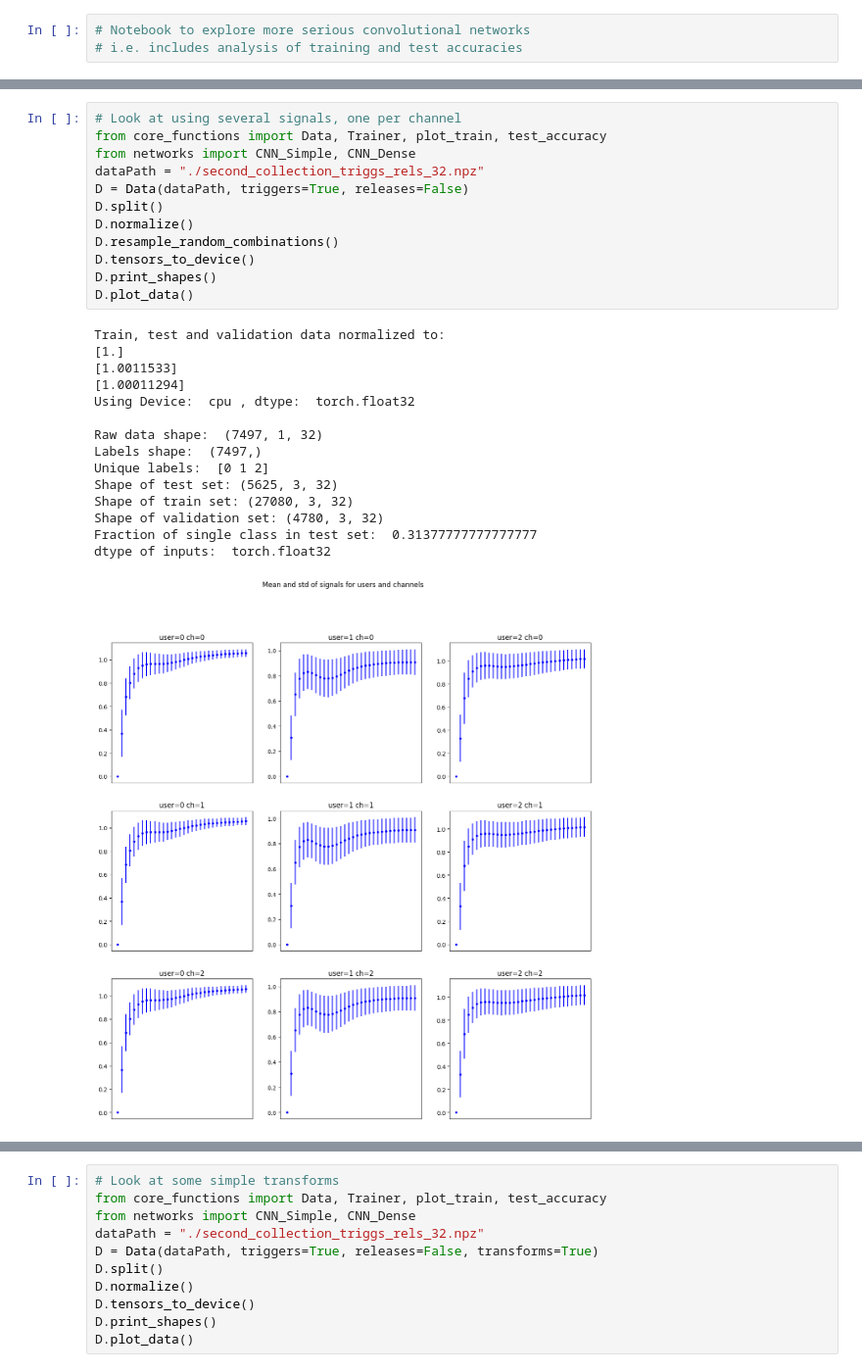
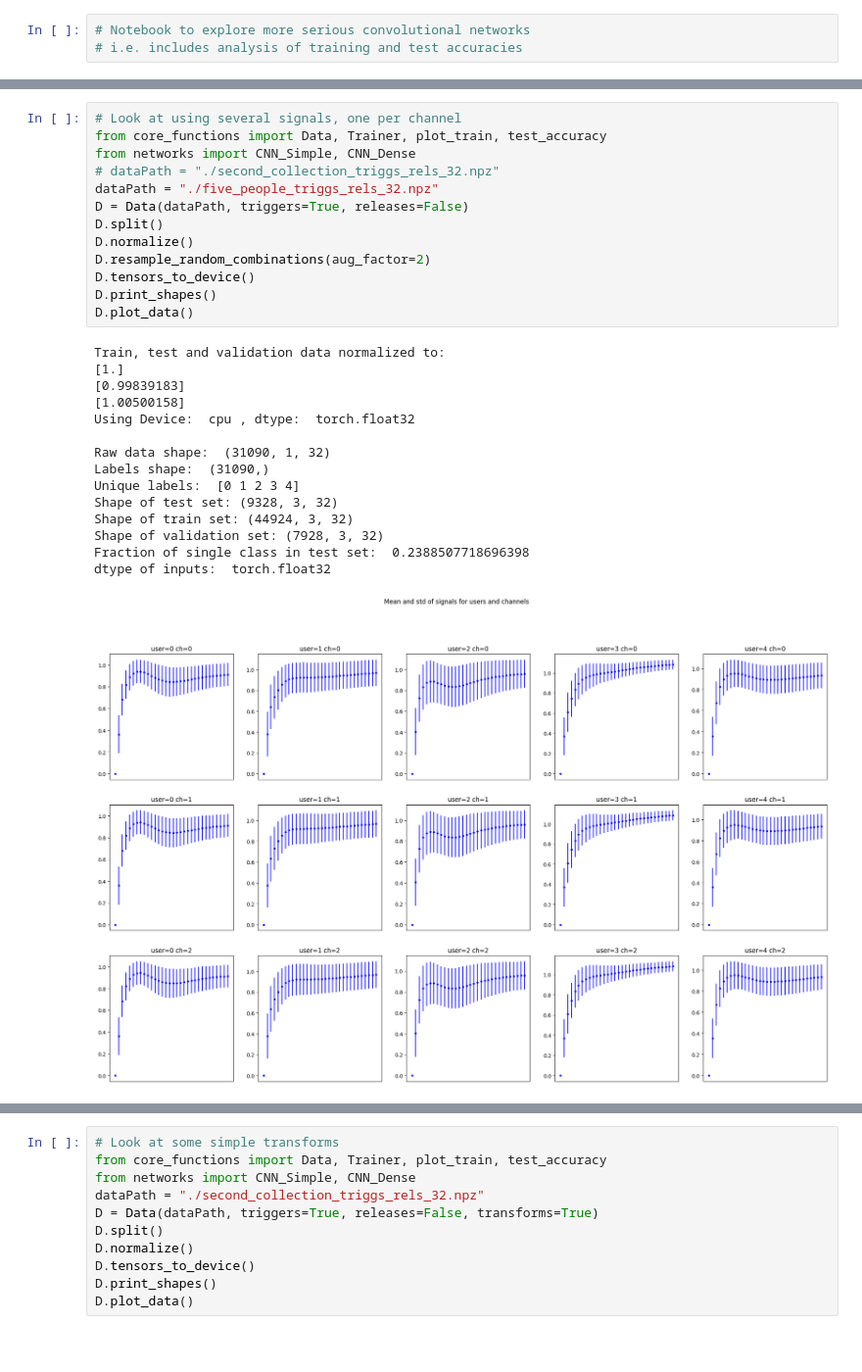
Before and after one commit to GuiMacielPereira/sensor_ML, a Jupyter notebook: data_processing/serious_pytorch.sync.ipynb, the cells around one changed output, grey strips where cells are left out. Shown at 98% size. Cells and saved outputs as stored; diff of their text form; blank space fills up the shorter version.

```diff
--- a/data_processing/serious_pytorch.sync.ipynb
+++ b/data_processing/serious_pytorch.sync.ipynb
@@ -94,29 +111,30 @@ Model 0: 91.8%
 # %%
 # Look at using several signals, one per channel
 from core_functions import Data, Trainer, plot_train, test_accuracy
 from networks import CNN_Simple, CNN_Dense
-dataPath = "./second_collection_triggs_rels_32.npz"
+# dataPath = "./second_collection_triggs_rels_32.npz"
+dataPath = "./five_people_triggs_rels_32.npz"
 D = Data(dataPath, triggers=True, releases=False)
 D.split()
 D.normalize()
-D.resample_random_combinations()
+D.resample_random_combinations(aug_factor=2)
 D.tensors_to_device()
 D.print_shapes()
 D.plot_data()
 # %% [output]
 Train, test and validation data normalized to:
 [1.]
-[1.0011533]
-[1.00011294]
+[0.99839183]
+[1.00500158]
 Using Device:  cpu , dtype:  torch.float32
 
-Raw data shape:  (7497, 1, 32)
-Labels shape:  (7497,)
-Unique labels:  [0 1 2]
-Shape of test set: (5625, 3, 32)
-Shape of train set: (27080, 3, 32)
-Shape of validation set: (4780, 3, 32)
-Fraction of single class in test set:  0.31377777777777777
+Raw data shape:  (31090, 1, 32)
+Labels shape:  (31090,)
+Unique labels:  [0 1 2 3 4]
+Shape of test set: (9328, 3, 32)
+Shape of train set: (44924, 3, 32)
+Shape of validation set: (7928, 3, 32)
+Fraction of single class in test set:  0.2388507718696398
 dtype of inputs:  torch.float32
-[figure, old version]
+[figure, new version]
 # %%
```
Also changed, not shown: parts of 5 cells of this notebook, 4 other files.
